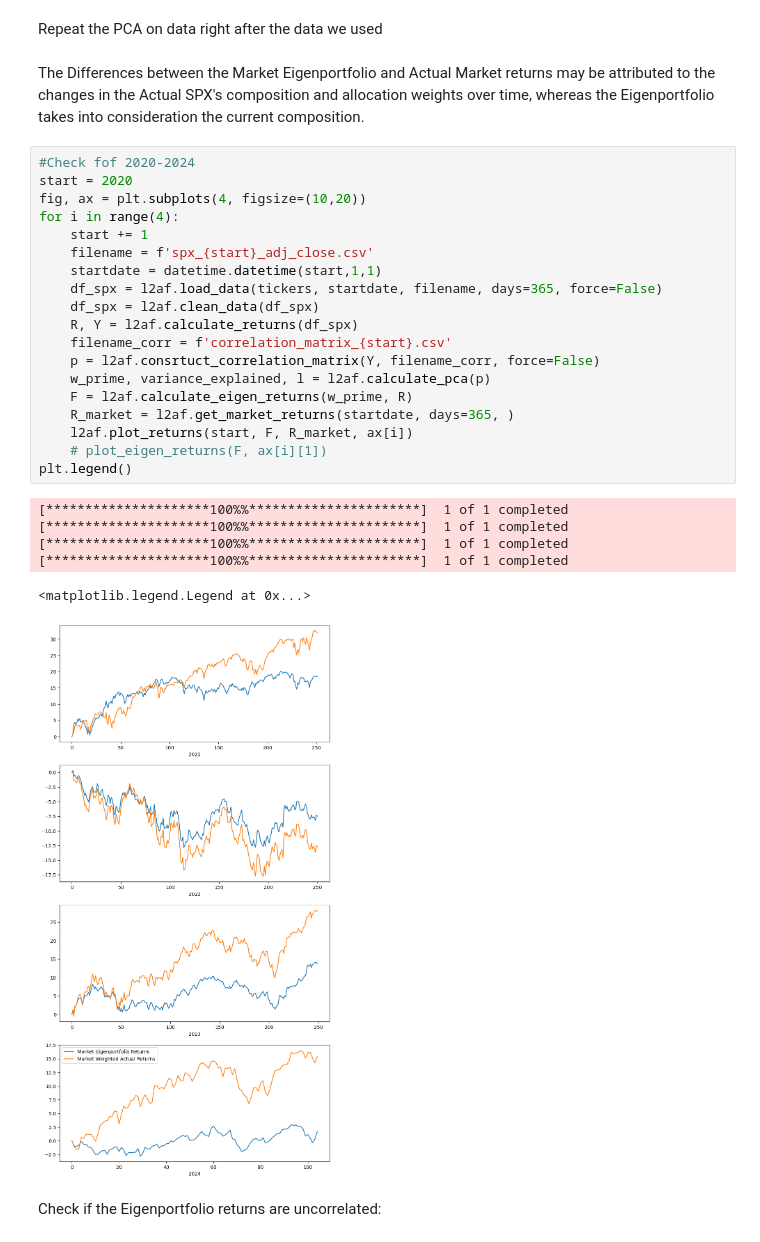
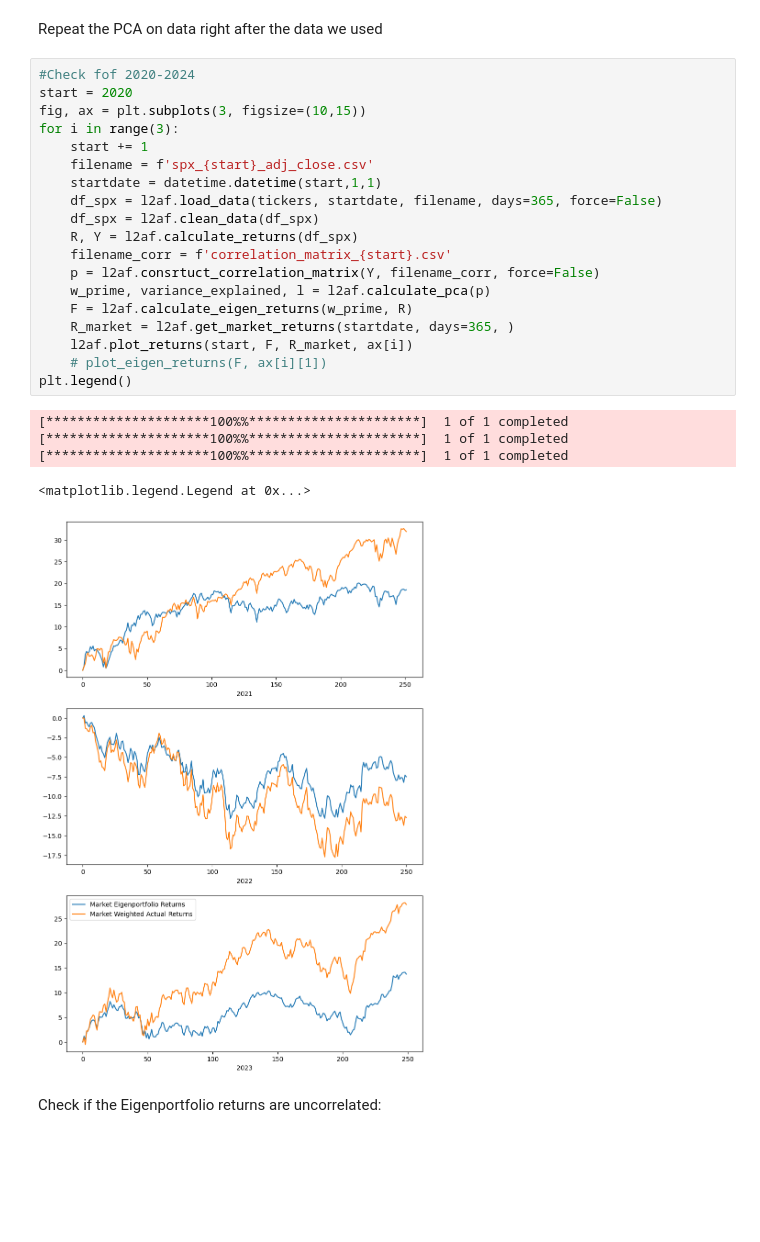
Before and after one commit to andygarcia830/msdspt2025b_dmw_lab2_lt5, a Jupyter notebook: Lab2A-LT5.ipynb, the cells around one changed output. Drawn from its saved outputs; the diff is of its cells as text; blank space fills up the shorter version.

```diff
--- a/Lab2A-LT5.ipynb
+++ b/Lab2A-LT5.ipynb
@@ -212,34 +212,31 @@ Top 10 Stocks
 [figure]
 # %% [markdown]
 Repeat the PCA on data right after the data we used
-# %% [markdown]
-The Differences between the Market Eigenportfolio and Actual Market returns may be attributed to the changes in the Actual SPX's composition and allocation weights over time, whereas the Eigenportfolio takes into consideration the current composition.
 # %%
 #Check fof 2020-2024
 start = 2020
-fig, ax = plt.subplots(4, figsize=(10,20))
-for i in range(4):
+fig, ax = plt.subplots(3, figsize=(10,15))
+for i in range(3):
     start += 1
     filename = f'spx_{start}_adj_close.csv'
     startdate = datetime.datetime(start,1,1)
     df_spx = l2af.load_data(tickers, startdate, filename, days=365, force=False)
     df_spx = l2af.clean_data(df_spx)
     R, Y = l2af.calculate_returns(df_spx)
     filename_corr = f'correlation_matrix_{start}.csv'
     p = l2af.consrtuct_correlation_matrix(Y, filename_corr, force=False)
     w_prime, variance_explained, l = l2af.calculate_pca(p)
     F = l2af.calculate_eigen_returns(w_prime, R)
     R_market = l2af.get_market_returns(startdate, days=365, )
     l2af.plot_returns(start, F, R_market, ax[i])
     # plot_eigen_returns(F, ax[i][1])
 plt.legend()
 # %% [output]
 [*********************100%%**********************]  1 of 1 completed
 [*********************100%%**********************]  1 of 1 completed
 [*********************100%%**********************]  1 of 1 completed
-[*********************100%%**********************]  1 of 1 completed
 <matplotlib.legend.Legend at 0x...>
-[figure, old version]
+[figure, new version]
 # %% [markdown]
 Check if the Eigenportfolio returns are uncorrelated:
 # %% [markdown]
```
Also changed, not shown: parts of 1 cell of this notebook, 1 other file.
